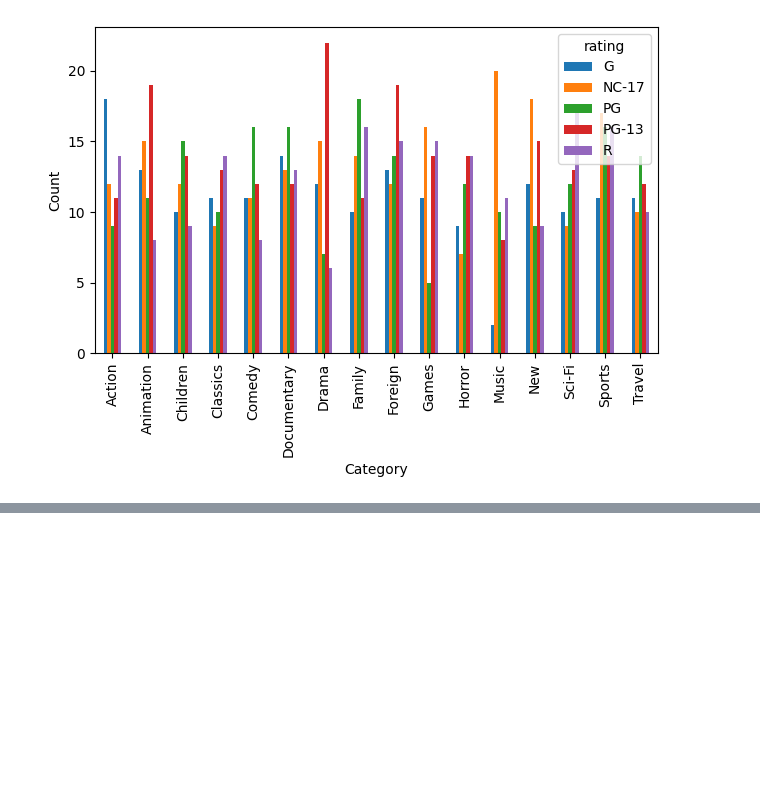
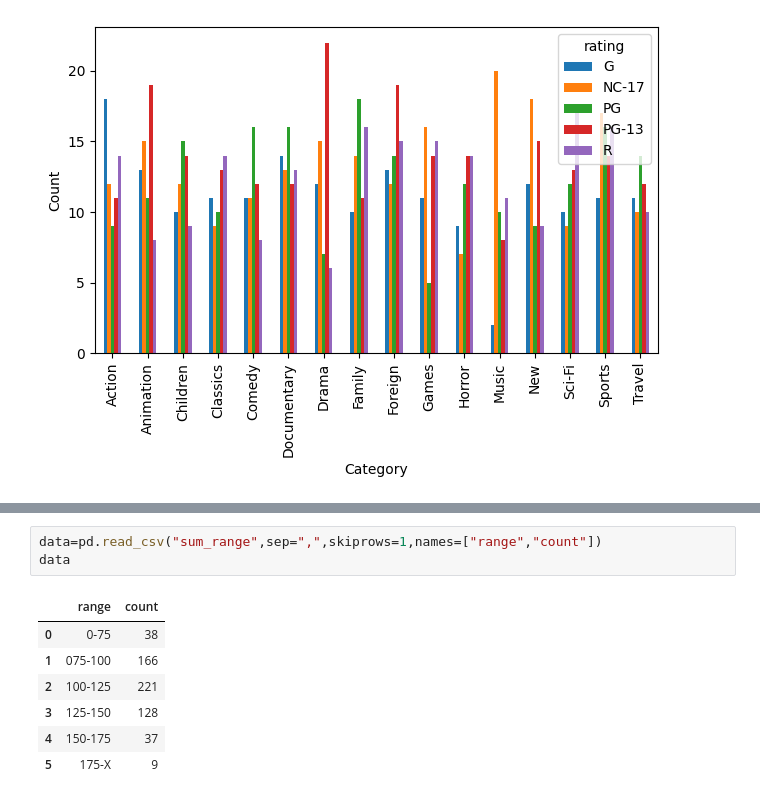
Before and after one commit to Popsonikk/filmoteka, a Jupyter notebook: Filmoteka.ipynb, the cells around one changed output, grey strips where cells are left out. Drawn from its saved outputs; the diff is of its cells as text; blank space fills up the shorter version.

```diff
--- a/Filmoteka.ipynb
+++ b/Filmoteka.ipynb
@@ -92,0 +113,11 @@ plt.tight_layout()
+# %%
+data=pd.read_csv("sum_range",sep=",",skiprows=1,names=["range","count"])
+data
+# %% [output]
+|  | range | count |
+| 0 | 0-75 | 38 |
+| 1 | 075-100 | 166 |
+| 2 | 100-125 | 221 |
+| 3 | 125-150 | 128 |
+| 4 | 150-175 | 37 |
+| 5 | 175-X | 9 |
```
Also changed, not shown: parts of 3 cells of this notebook.
